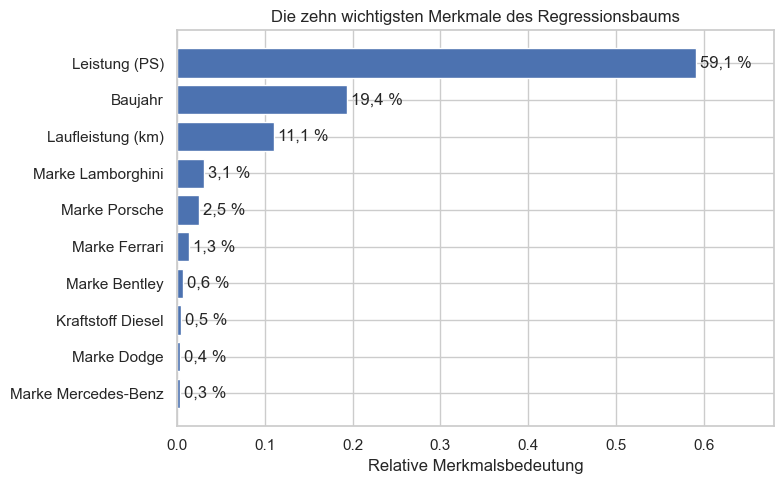
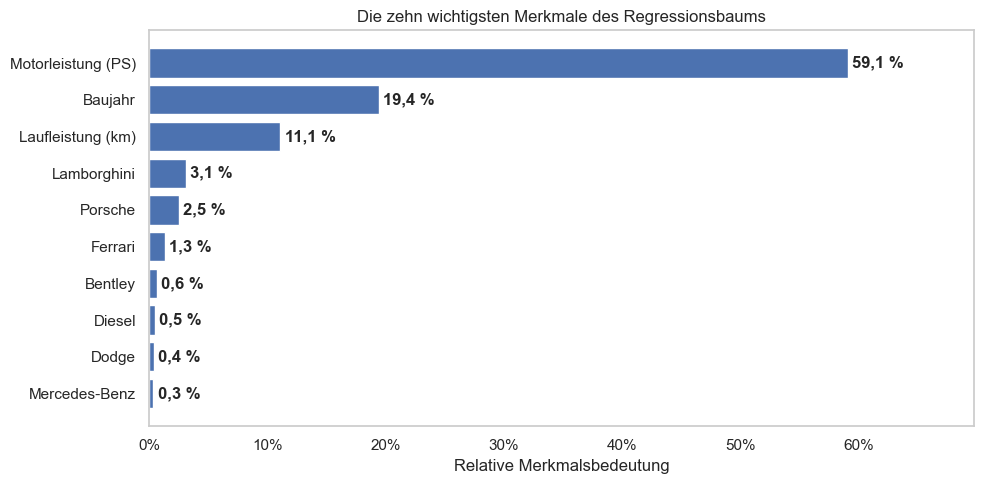
The change to this notebook cell's code, shown as a diff; its figure went from the first image to the second:
--- before
+++ after
@@ -1,20 +1,15 @@
-# Technische Merkmalsnamen in deutsche Bezeichnungen übersetzen
+
+NAMEN = {
+    "power_ps":      "Motorleistung (PS)",
+    "year":          "Baujahr",
+    "mileage_in_km": "Laufleistung (km)",
+}
+
 def deutscher_name(name):
-    fest = {
-        "power_ps": "Leistung (PS)",
-        "year": "Baujahr",
-        "mileage_in_km": "Laufleistung (km)",
-    }
-    if name in fest:
-        return fest[name]
-    praefixe = {
-        "brand_": "Marke ",
-        "fuel_type_": "Kraftstoff ",
-        "color_": "Farbe ",
-        "transmission_type_": "Getriebe ",
-    }
-    for p, label in praefixe.items():
-        if name.startswith(p):
-            return label + name[len(p):].title()
+    if name in NAMEN:
+        return NAMEN[name]
+    for spalte in kat_features:
+        if name.startswith(spalte + "_"):
+            return name[len(spalte) + 1:].title()
     return name
 
@@ -24,23 +19,25 @@
     index=feature_names
 ).sort_values(ascending=False)
-
-# Präfixe entfernen
 importances.index = importances.index.str.replace("remainder__", "").str.replace("kat__", "")
 
-# Die zehn wichtigsten Merkmale mit deutschen Bezeichnungen
+# Die zehn wichtigsten Merkmale
 top10 = importances.head(10).sort_values()
 top10.index = [deutscher_name(n) for n in top10.index]
 
-fig, ax = plt.subplots(figsize=(8, 5))
+fig, ax = plt.subplots(figsize=(10, 5))
 balken = ax.barh(top10.index, top10.values, color="#4C72B0")
-ax.set_xlabel("Relative Merkmalsbedeutung")
-ax.set_title("Die zehn wichtigsten Merkmale des Regressionsbaums")
 
 ax.bar_label(
     balken,
     labels=[f"{w*100:.1f} %".replace(".", ",") for w in top10.values],
-    padding=3
+    padding=3,
+    fontweight="bold"
 )
-ax.set_xlim(0, top10.values.max() * 1.15)
+
+ax.set_xlim(0, top10.values.max() * 1.18)
+ax.xaxis.set_major_formatter(PercentFormatter(xmax=1, decimals=0))
+ax.set_xlabel("Relative Merkmalsbedeutung")
+ax.set_title("Die zehn wichtigsten Merkmale des Regressionsbaums")
+ax.grid(False)
 
 plt.tight_layout()

Commit: Korrekturen